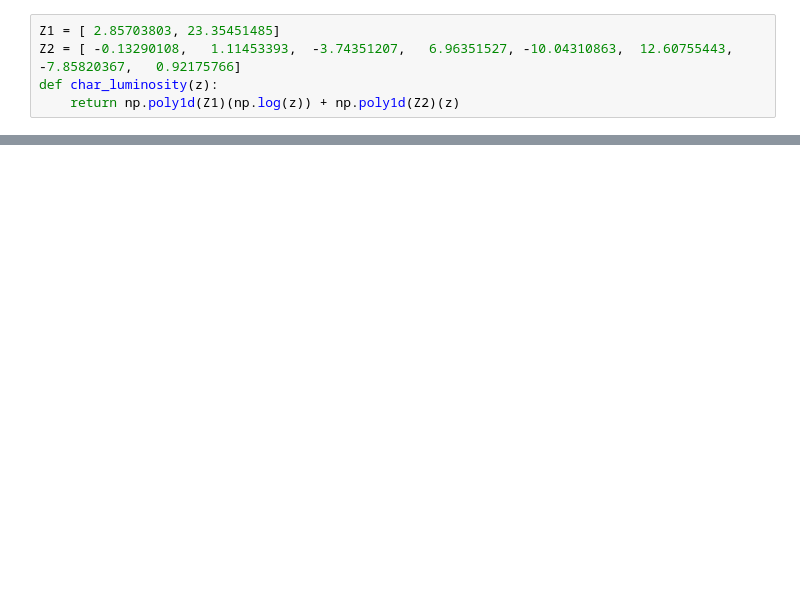
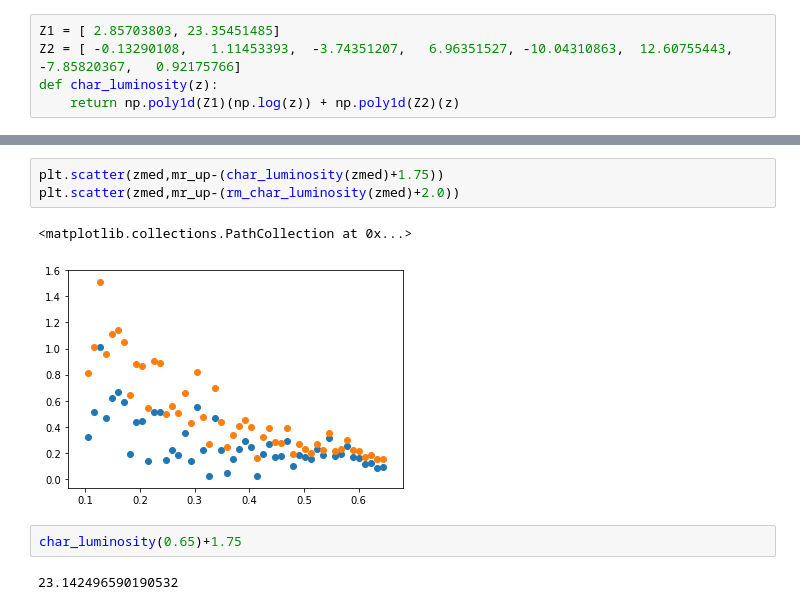
Before and after one commit to estevesjh/CopacabanaRuns, a Jupyter notebook: selection/notebooks/getMagEvolution.ipynb, the cells around one changed output, grey strips where cells are left out. Saved outputs shown, nothing was run; the diff lists cells and outputs as text; blank space fills up the shorter version.

```diff
--- a/selection/notebooks/getMagEvolution.ipynb
+++ b/selection/notebooks/getMagEvolution.ipynb
@@ -290,0 +90,10 @@ _    = plt.hist(ar[cut],bins=np.linspace(-25.,-20.,31))
+# %%
+plt.scatter(zmed,mr_up-(char_luminosity(zmed)+1.75))
+plt.scatter(zmed,mr_up-(rm_char_luminosity(zmed)+2.0))
+# %% [output]
+<matplotlib.collections.PathCollection at 0x...>
+[figure, added]
+# %%
+char_luminosity(0.65)+1.75
+# %% [output]
+23.142496590190532
```
Also changed, not shown: parts of 57 cells of this notebook, 4 other files.
